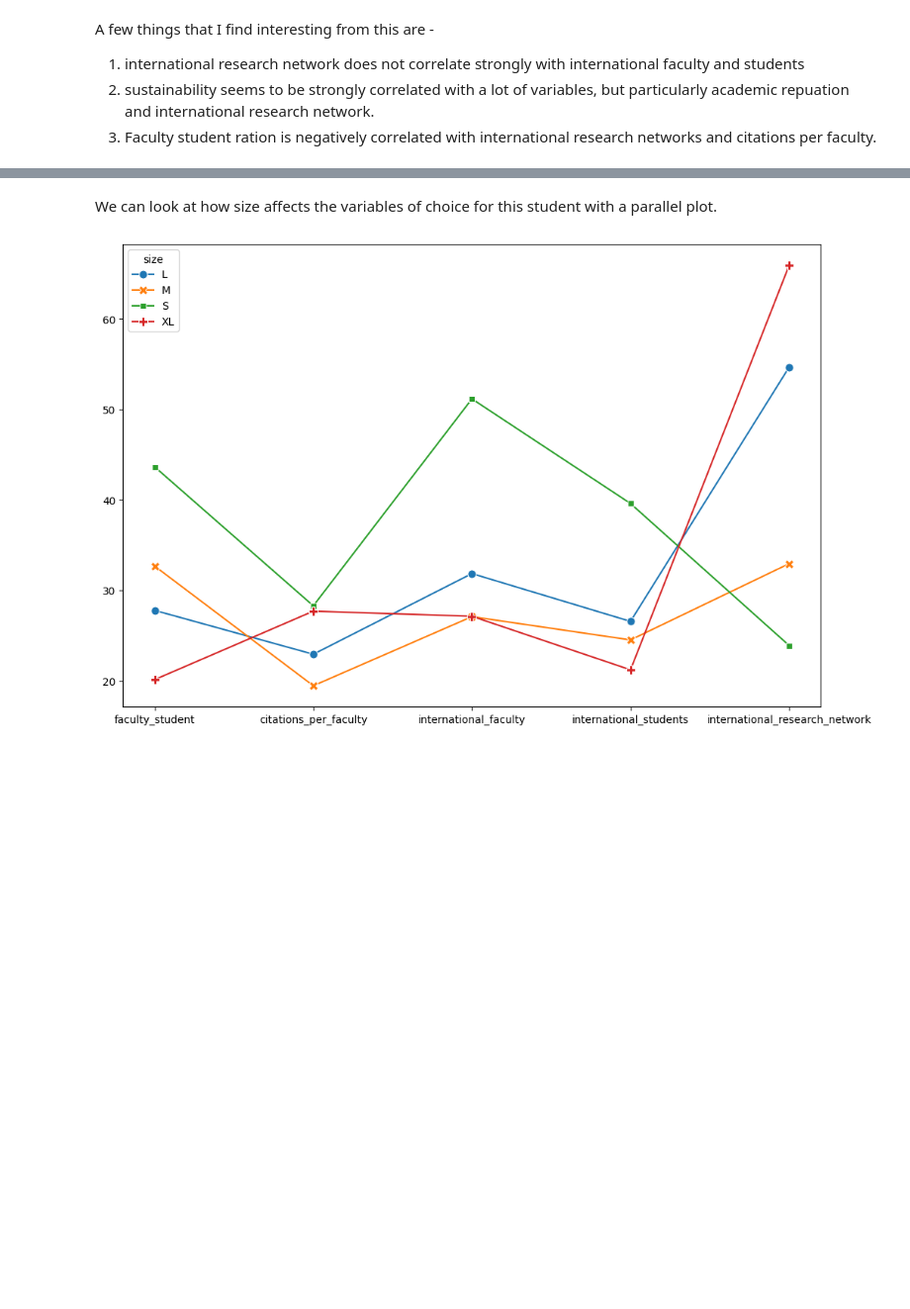
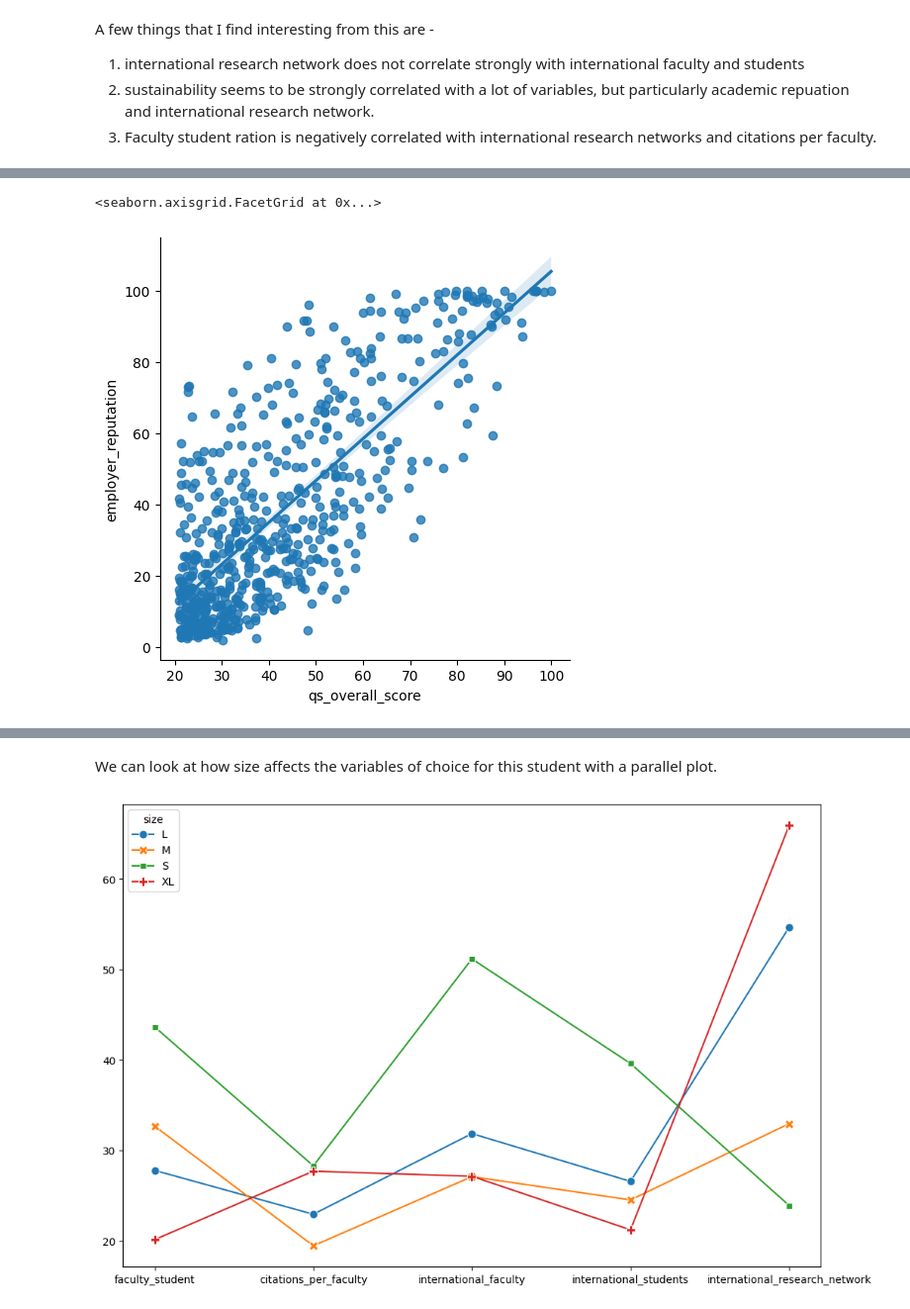
Before and after one commit to thezachdrake/UMD-INST760-Summer2024, a Jupyter notebook: notebooks/McNair-Notebook.ipynb, the cells around one changed output, grey strips where cells are left out. Shown at 99% size. Saved outputs shown, nothing was run; the diff lists cells and outputs as text; code cells hidden in the pictures; blank space fills up the shorter version.

```diff
--- a/notebooks/McNair-Notebook.ipynb
+++ b/notebooks/McNair-Notebook.ipynb
@@ -135,0 +157,5 @@ EDITS:
+# %%
+sns.lmplot(data=df_corr_num, x="qs_overall_score", y="employer_reputation")
+# %% [output]
+<seaborn.axisgrid.FacetGrid at 0x...>
+[figure, added]
```
Also changed, not shown: parts of 14 cells of this notebook.
